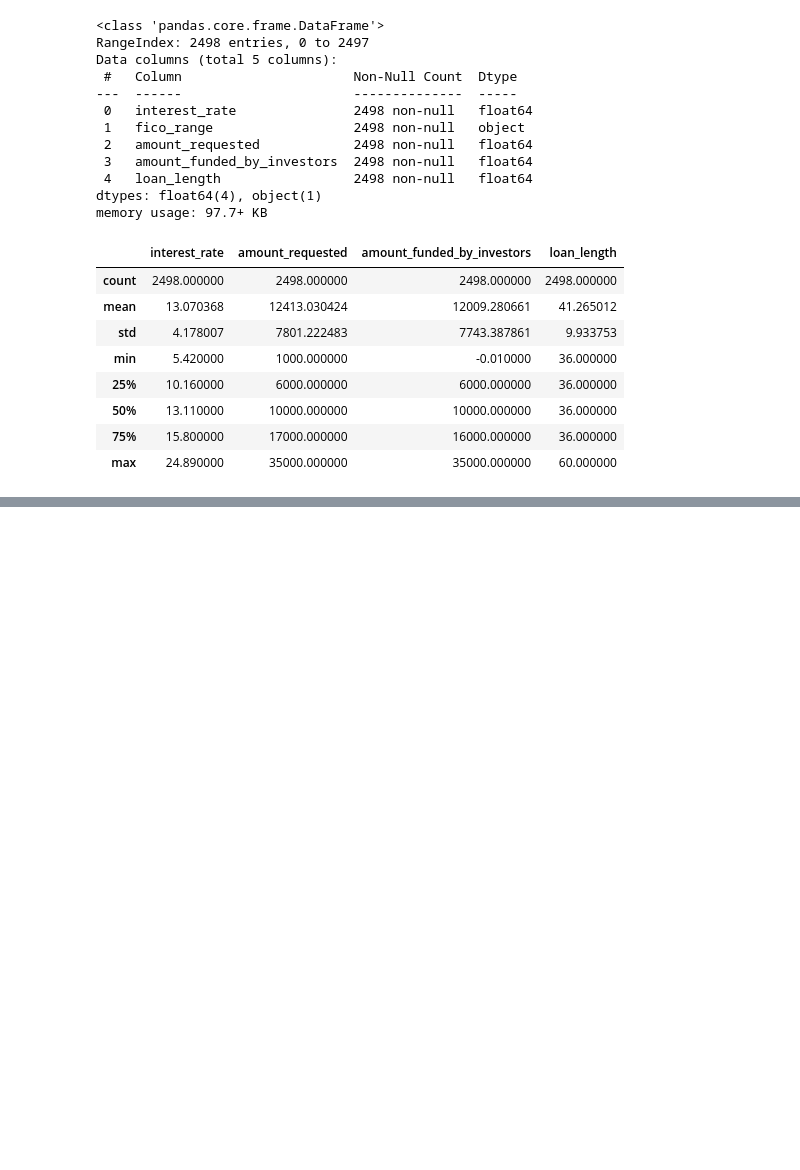
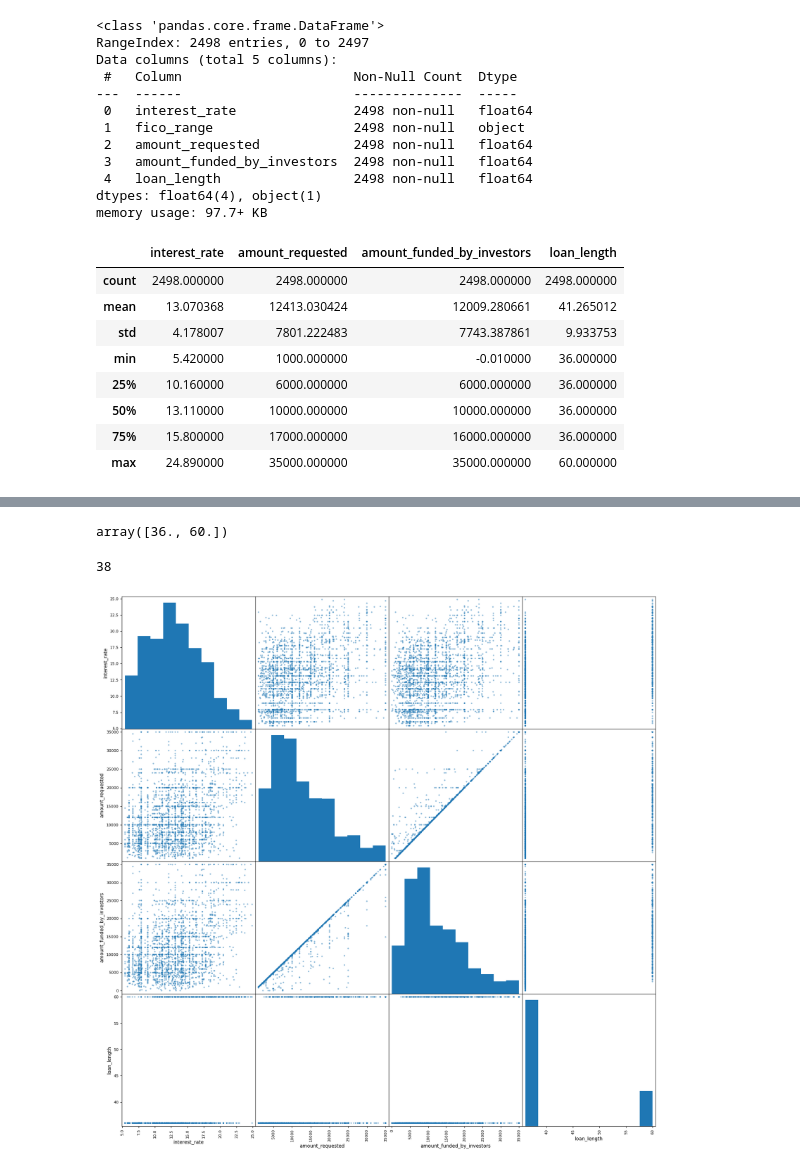
Before and after one commit to spc-kim/linear-regression-case-study, a Jupyter notebook: notebook.ipynb, the cells around one changed output, grey strips where cells are left out. Drawn from its saved outputs; the diff is of its cells as text; code cells hidden in the pictures; blank space fills up the shorter version.

```diff
--- a/notebook.ipynb
+++ b/notebook.ipynb
@@ -57,0 +67,13 @@ df.describe()
+# %%
+df["loan_length"].unique()
+# %% [output]
+array([36., 60.])
+# %%
+df["fico_range"].nunique()
+# %% [output]
+38
+# %%
+scatter_matrix(df, figsize=(20, 20))
+plt.show()
+# %% [output]
+[figure, added]
```
Also changed, not shown: parts of 3 cells of this notebook, 1 other file.
